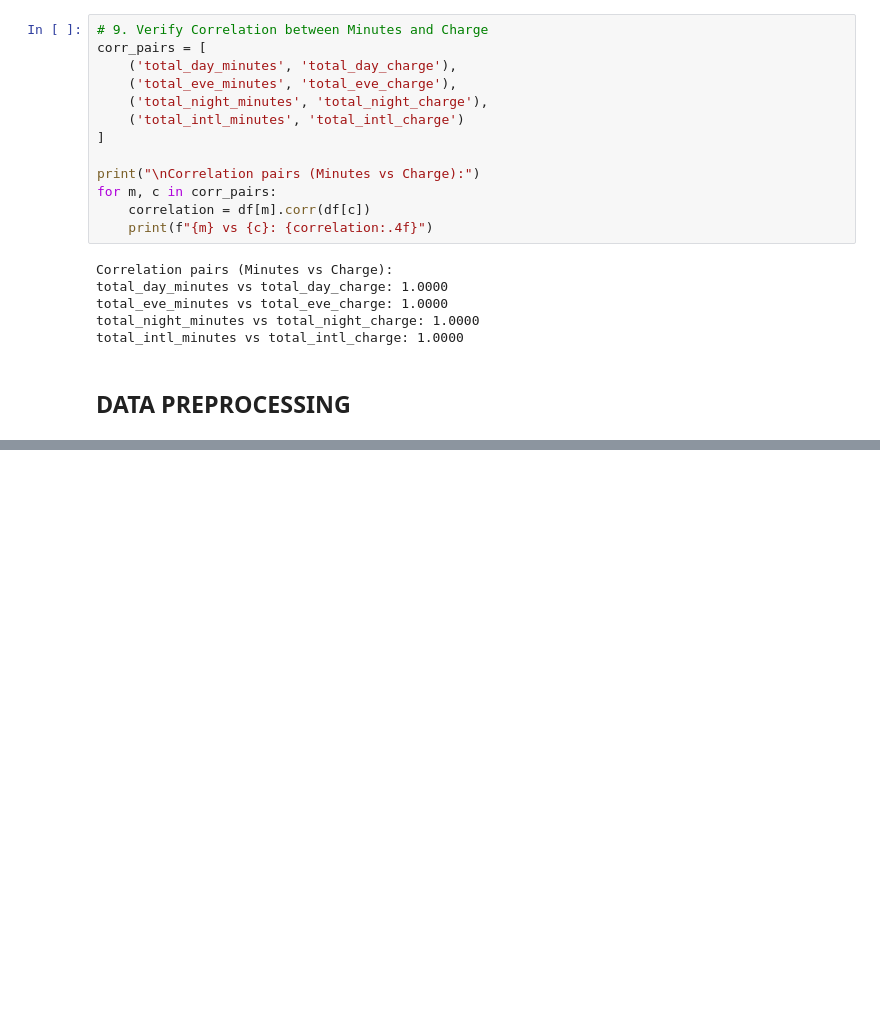
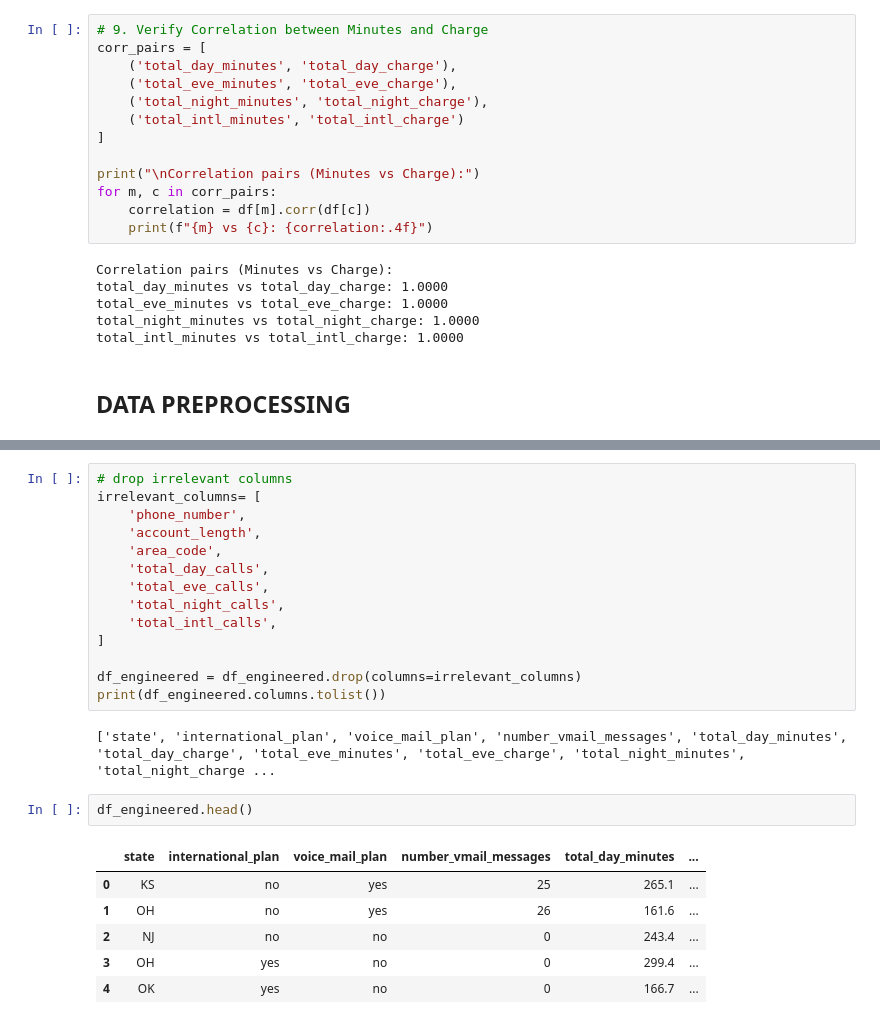
Before and after one commit to Laban-leploote/Telecom-Customer-Churn-Prediction, a Jupyter notebook: analysis.ipynb, the cells around one changed output, grey strips where cells are left out. Drawn from its saved outputs; the diff is of its cells as text; blank space fills up the shorter version.

```diff
--- a/analysis.ipynb
+++ b/analysis.ipynb
@@ -445,0 +535,25 @@ total_intl_minutes vs total_intl_charge: 1.0000
+# %%
+# drop irrelevant columns
+irrelevant_columns= [
+    'phone_number',
+    'account_length',
+    'area_code',
+    'total_day_calls',
+    'total_eve_calls',
+    'total_night_calls',
+    'total_intl_calls',
+]
+
+df_engineered = df_engineered.drop(columns=irrelevant_columns)
+print(df_engineered.columns.tolist())
+# %% [output]
+['state', 'international_plan', 'voice_mail_plan', 'number_vmail_messages', 'total_day_minutes', 'total_day_charge', 'total_eve_minutes', 'total_eve_charge', 'total_night_minutes', 'total_night_charge ...
+# %%
+df_engineered.head()
+# %% [output]
+|  | state | international_plan | voice_mail_plan | number_vmail_messages | total_day_minutes | ... |
+| 0 | KS | no | yes | 25 | 265.1 | ... |
+| 1 | OH | no | yes | 26 | 161.6 | ... |
+| 2 | NJ | no | no | 0 | 243.4 | ... |
+| 3 | OH | yes | no | 0 | 299.4 | ... |
+| 4 | OK | yes | no | 0 | 166.7 | ... |
```
Also changed, not shown: parts of 5 cells of this notebook.
